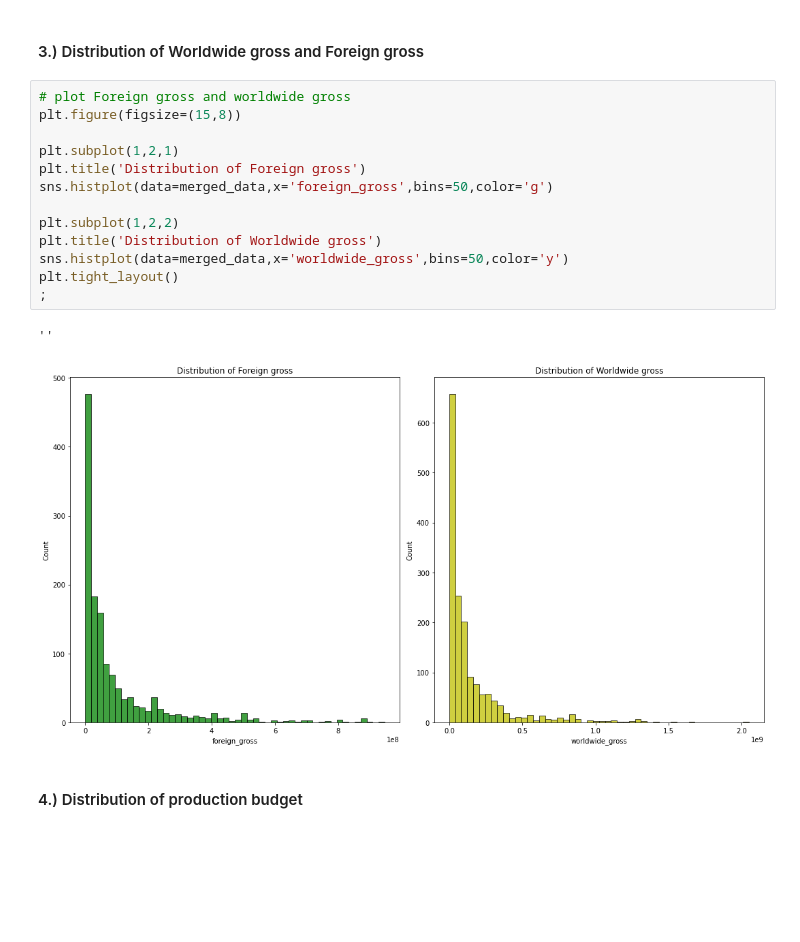
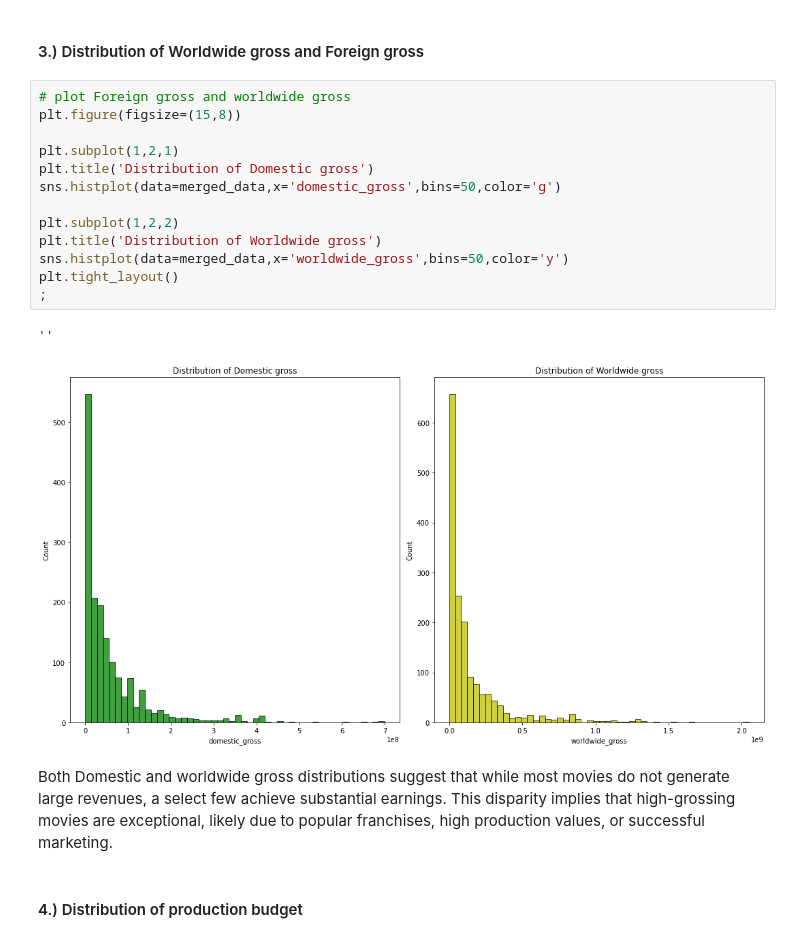
Before and after one commit to Rhino-byte/GroupWork, a Jupyter notebook: student.ipynb, the cells around one changed output. Drawn from its saved outputs; the diff is of its cells as text; blank space fills up the shorter version.

```diff
--- a/student.ipynb
+++ b/student.ipynb
@@ -532,19 +496,21 @@ The biggest film studios, including Universal, Fox, Warner Bros., and Buena Vist
 # %%
 # plot Foreign gross and worldwide gross
 plt.figure(figsize=(15,8))
 
 plt.subplot(1,2,1)
-plt.title('Distribution of Foreign gross')
-sns.histplot(data=merged_data,x='foreign_gross',bins=50,color='g')
+plt.title('Distribution of Domestic gross')
+sns.histplot(data=merged_data,x='domestic_gross',bins=50,color='g')
 
 plt.subplot(1,2,2)
 plt.title('Distribution of Worldwide gross')
 sns.histplot(data=merged_data,x='worldwide_gross',bins=50,color='y')
 plt.tight_layout()
 ;
 # %% [output]
 ''
-[figure, old version]
+[figure, new version]
+# %% [markdown]
+Both Domestic and worldwide gross distributions suggest that while most movies do not generate large revenues, a select few achieve substantial earnings. This disparity implies that high-grossing movies are exceptional, likely due to popular franchises, high production values, or successful marketing.
 # %% [markdown]
 #### 4.) Distribution of production budget
 # %%
```
Also changed, not shown: parts of 53 cells of this notebook.
